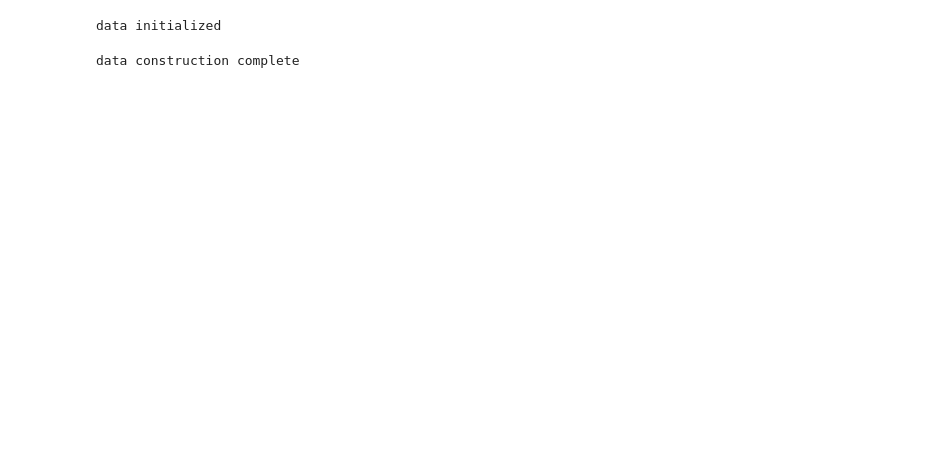
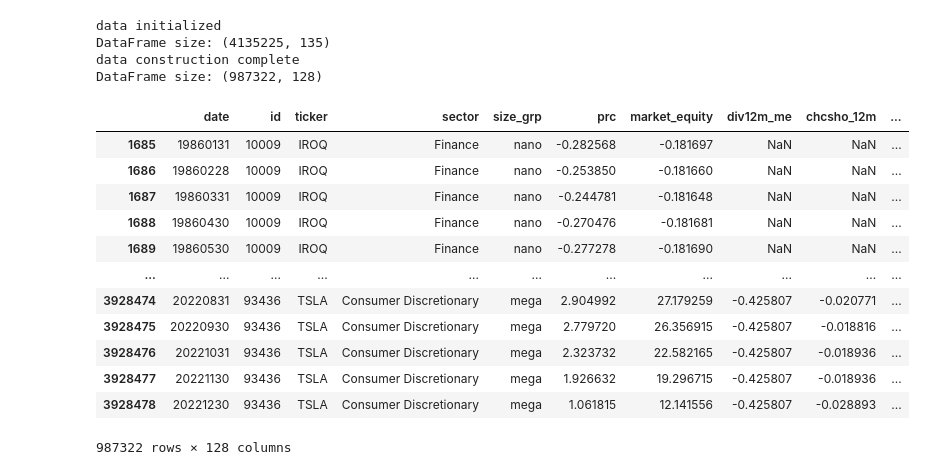
Before and after one commit to pengjin2/ml_project, a Jupyter notebook: dim_redux_results.ipynb, the cells around one changed output. Saved outputs shown, nothing was run; the diff lists cells and outputs as text; code cells hidden in the pictures; blank space fills up the shorter version.

```diff
--- a/dim_redux_results.ipynb
+++ b/dim_redux_results.ipynb
@@ -14,11 +14,26 @@ import numpy as np
 # 6. Model Eval
 # %%
 dr_obj = DimensionRedux()
-dr_obj.data_initialization()
-dr_obj.data_construction()
+dr_obj.data_initialization(return_df=True)
+dr_obj.data_construction(return_df=True)
 # %% [output]
 data initialized
+DataFrame size: (4135225, 135)
+data construction complete
+DataFrame size: (987322, 128)
+|  | date | id | ticker | sector | size_grp | prc | market_equity | div12m_me | chcsho_12m | ... |
+| 1685 | 19860131 | 10009 | IROQ | Finance | nano | -0.282568 | -0.181697 | NaN | NaN | ... |
+| 1686 | 19860228 | 10009 | IROQ | Finance | nano | -0.253850 | -0.181660 | NaN | NaN | ... |
+| 1687 | 19860331 | 10009 | IROQ | Finance | nano | -0.244781 | -0.181648 | NaN | NaN | ... |
+| 1688 | 19860430 | 10009 | IROQ | Finance | nano | -0.270476 | -0.181681 | NaN | NaN | ... |
+| 1689 | 19860530 | 10009 | IROQ | Finance | nano | -0.277278 | -0.181690 | NaN | NaN | ... |
+| ... | ... | ... | ... | ... | ... | ... | ... | ... | ... | ... |
+| 3928474 | 20220831 | 93436 | TSLA | Consumer Discretionary | mega | 2.904992 | 27.179259 | -0.425807 | -0.020771 | ... |
+| 3928475 | 20220930 | 93436 | TSLA | Consumer Discretionary | mega | 2.779720 | 26.356915 | -0.425807 | -0.018816 | ... |
+| 3928476 | 20221031 | 93436 | TSLA | Consumer Discretionary | mega | 2.323732 | 22.582165 | -0.425807 | -0.018936 | ... |
+| 3928477 | 20221130 | 93436 | TSLA | Consumer Discretionary | mega | 1.926632 | 19.296715 | -0.425807 | -0.018936 | ... |
+| 3928478 | 20221230 | 93436 | TSLA | Consumer Discretionary | mega | 1.061815 | 12.141556 | -0.425807 | -0.028893 | ... |
-data construction complete
+987322 rows × 128 columns
 # %%
 # PCA
 pca_reduced_df = dr_obj.pca_fit()
```
Also changed, not shown: parts of 5 cells of this notebook, 6 other files.
